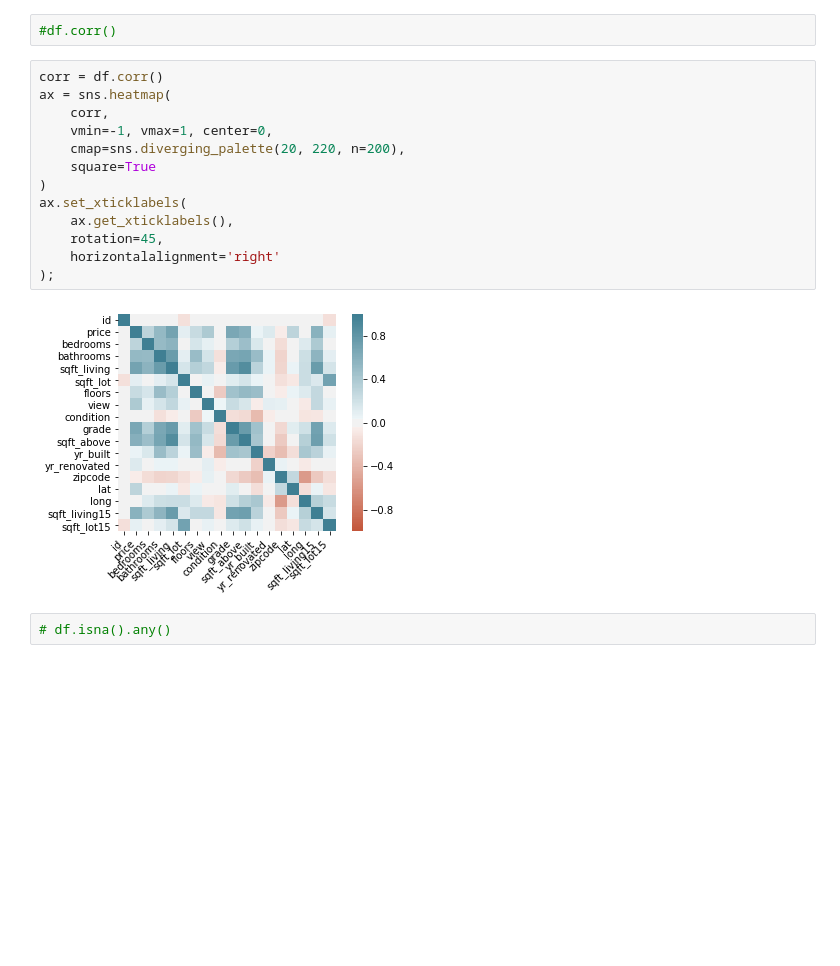
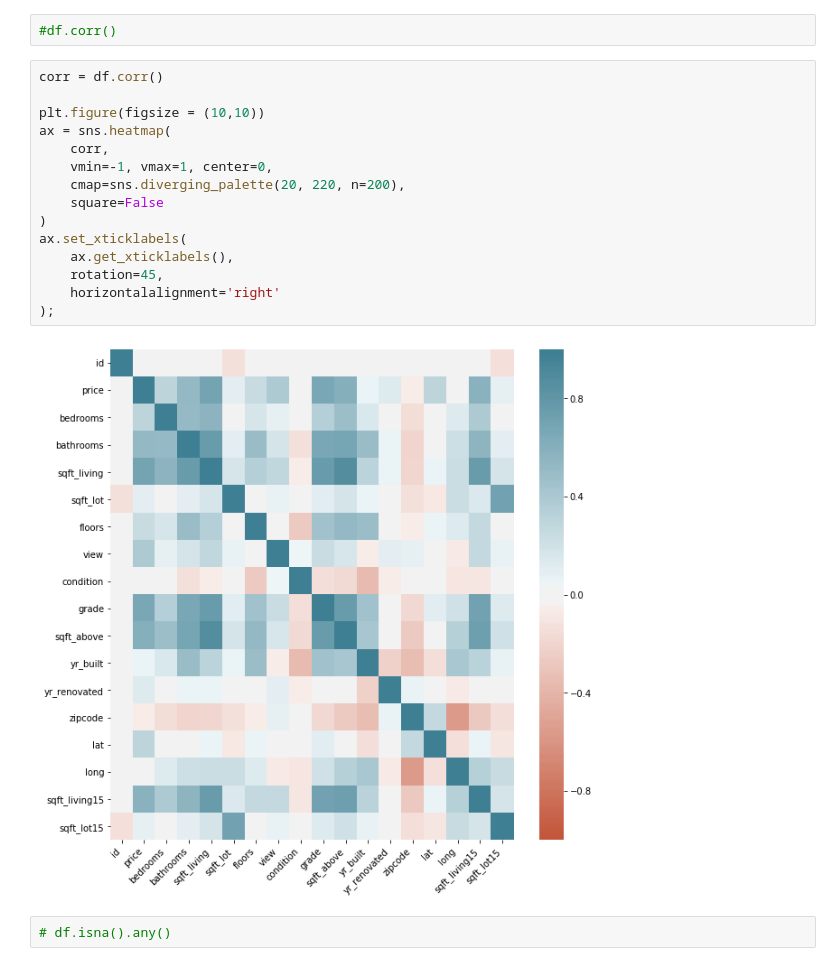
Before and after one commit to zarialevi/mod-1-project, a Jupyter notebook: EDA-Zaria.ipynb, the cells around one changed output. Drawn from its saved outputs; the diff is of its cells as text; blank space fills up the shorter version.

```diff
--- a/EDA-Zaria.ipynb
+++ b/EDA-Zaria.ipynb
@@ -70,19 +70,21 @@ df
 #df.corr()
 # %%
 corr = df.corr()
+
+plt.figure(figsize = (10,10))
 ax = sns.heatmap(
     corr,
     vmin=-1, vmax=1, center=0,
     cmap=sns.diverging_palette(20, 220, n=200),
-    square=True
+    square=False
 )
 ax.set_xticklabels(
     ax.get_xticklabels(),
     rotation=45,
     horizontalalignment='right'
 );
 # %% [output]
-[figure, old version]
+[figure, new version]
 # %%
 # df.isna().any()
 # %%
```
Also changed, not shown: parts of 21 cells of this notebook.
